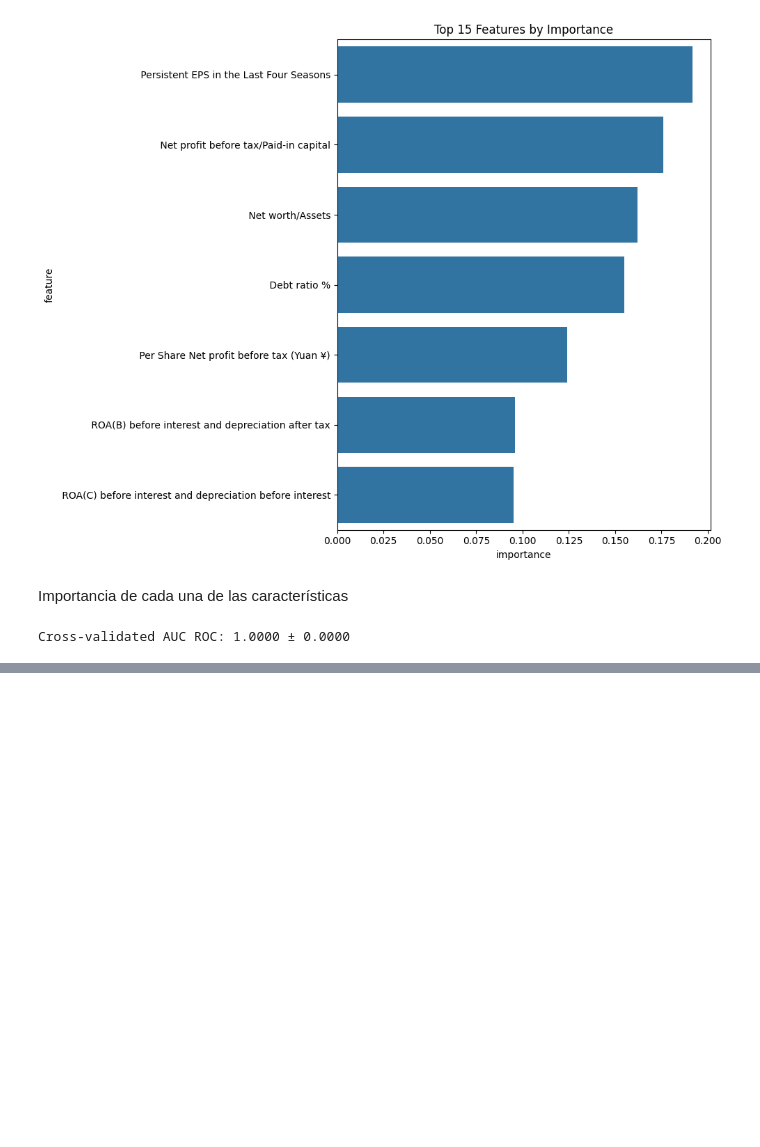
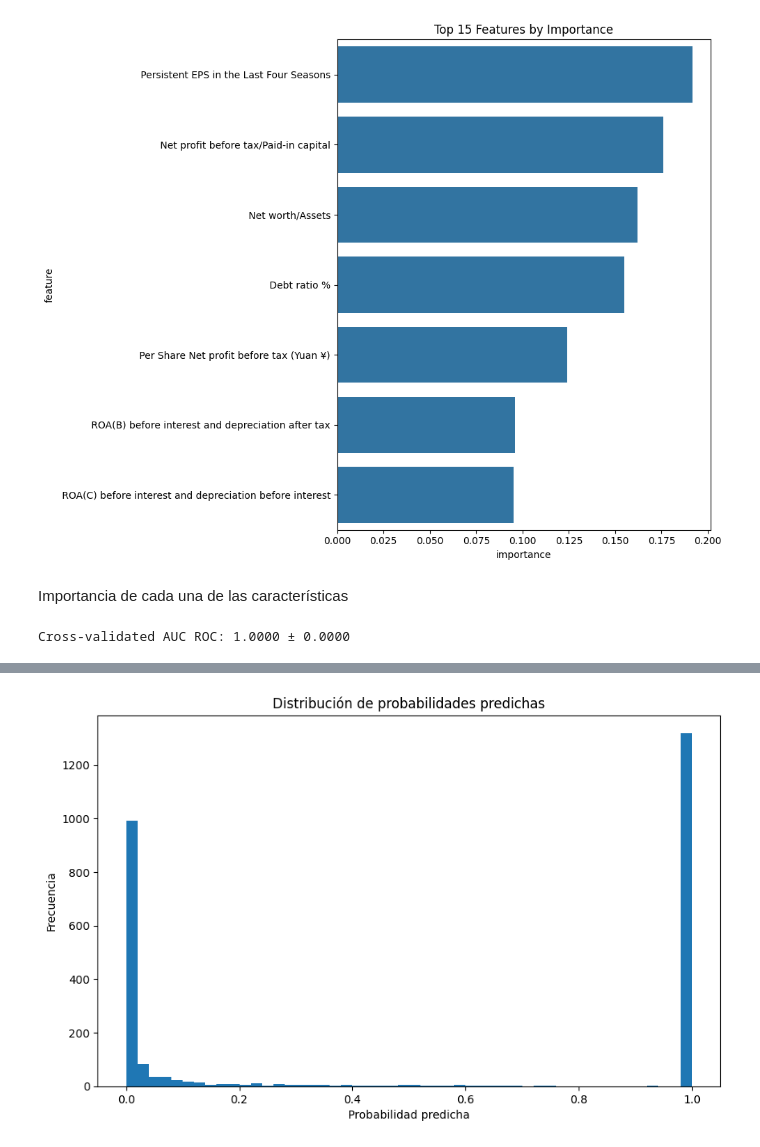
Before and after one commit to Blas-RT/CLOUD-COMPUTING---Actividad-Semana-2, a Jupyter notebook: 02_entrenamiento_modelo.ipynb, the cells around one changed output, grey strips where cells are left out. Drawn from its saved outputs; the diff is of its cells as text; code cells hidden in the pictures; blank space fills up the shorter version.

Commit message:
v5 David modelo RF

```diff
--- a/02_entrenamiento_modelo.ipynb
+++ b/02_entrenamiento_modelo.ipynb
@@ -122,3 +122,64 @@ cv_scores = cross_val_score(rf_model, X, y, cv=5, scoring='roc_auc')
 print(f"\nCross-validated AUC ROC: {cv_scores.mean():.4f} ± {cv_scores.std():.4f}")
 # %% [output]
 Cross-validated AUC ROC: 1.0000 ± 0.0000
+# %%
+# 1. Prueba de permutación para detectar fuga de datos
+from sklearn.inspection import permutation_importance
+import numpy as np
+
+# Evaluar importancia por permutación
+r = permutation_importance(rf_model, X_test, y_test, n_repeats=10, random_state=42)
+perm_importance = pd.DataFrame({'feature': X.columns, 'importance': r.importances_mean}).sort_values('importance', ascending=False)
+print("Top 5 features by permutation importance:")
+print(perm_importance.head(5))
+
+# 2. Comparar con modelos más simples
+from sklearn.linear_model import LogisticRegression
+from sklearn.dummy import DummyClassifier
+
+# Modelo básico de referencia (predice siempre la clase mayoritaria)
+dummy = DummyClassifier(strategy='most_frequent')
+dummy.fit(X_train, y_train)
+print(f"Dummy classifier accuracy: {dummy.score(X_test, y_test)}")
+
+# Modelo simple (regresión logística)
+lr = LogisticRegression(max_iter=1000)
+lr.fit(X_train, y_train)
+print(f"Logistic regression AUC: {roc_auc_score(y_test, lr.predict_proba(X_test)[:,1])}")
+
+# 3. Validación con diferentes semillas
+seeds = [42, 123, 456, 789, 101112]
+cv_results = []
+
+for seed in seeds:
+    X_train_s, X_test_s, y_train_s, y_test_s = train_test_split(X, y, test_size=0.2, random_state=seed, stratify=y)
+    model_s = RandomForestClassifier(n_estimators=100, random_state=seed)
+    model_s.fit(X_train_s, y_train_s)
+    auc = roc_auc_score(y_test_s, model_s.predict_proba(X_test_s)[:,1])
+    cv_results.append(auc)
+
+print(f"AUC with different seeds: {np.mean(cv_results):.4f} ± {np.std(cv_results):.4f}")
+
+# 4. Análisis de correlación de características importantes
+top_features = list(feature_importance['feature'].head(5))
+correlation = data[top_features + ['Bankrupt?']].corr()
+print("\nCorrelation with target:")
+print(correlation['Bankrupt?'].sort_values(ascending=False))
+
+# 5. Prueba holdout extrema - validación temporal si los datos tienen fecha
+# Si tienes una columna de fecha, ordena por fecha y prueba el modelo en datos más recientes
+# data_sorted = data.sort_values('date_column')
+# train_data = data_sorted.iloc[:int(len(data_sorted)*0.7)]
+# test_data = data_sorted.iloc[int(len(data_sorted)*0.7):]
+
+# 6. Verificar distribución de probabilidades predichas
+probs = rf_model.predict_proba(X_test)[:,1]
+plt.figure(figsize=(10, 6))
+plt.hist(probs, bins=50)
+plt.title('Distribución de probabilidades predichas')
+plt.xlabel('Probabilidad predicha')
+plt.ylabel('Frecuencia')
+plt.show()
+
+# Si todas las probabilidades son 0 o 1, esto sugiere un problema
+# %% [output]
@@ -124,0 +205 @@ Cross-validated AUC ROC: 1.0000 ± 0.0000
+[figure, added]
```
Also changed, not shown: parts of 2 cells of this notebook.
